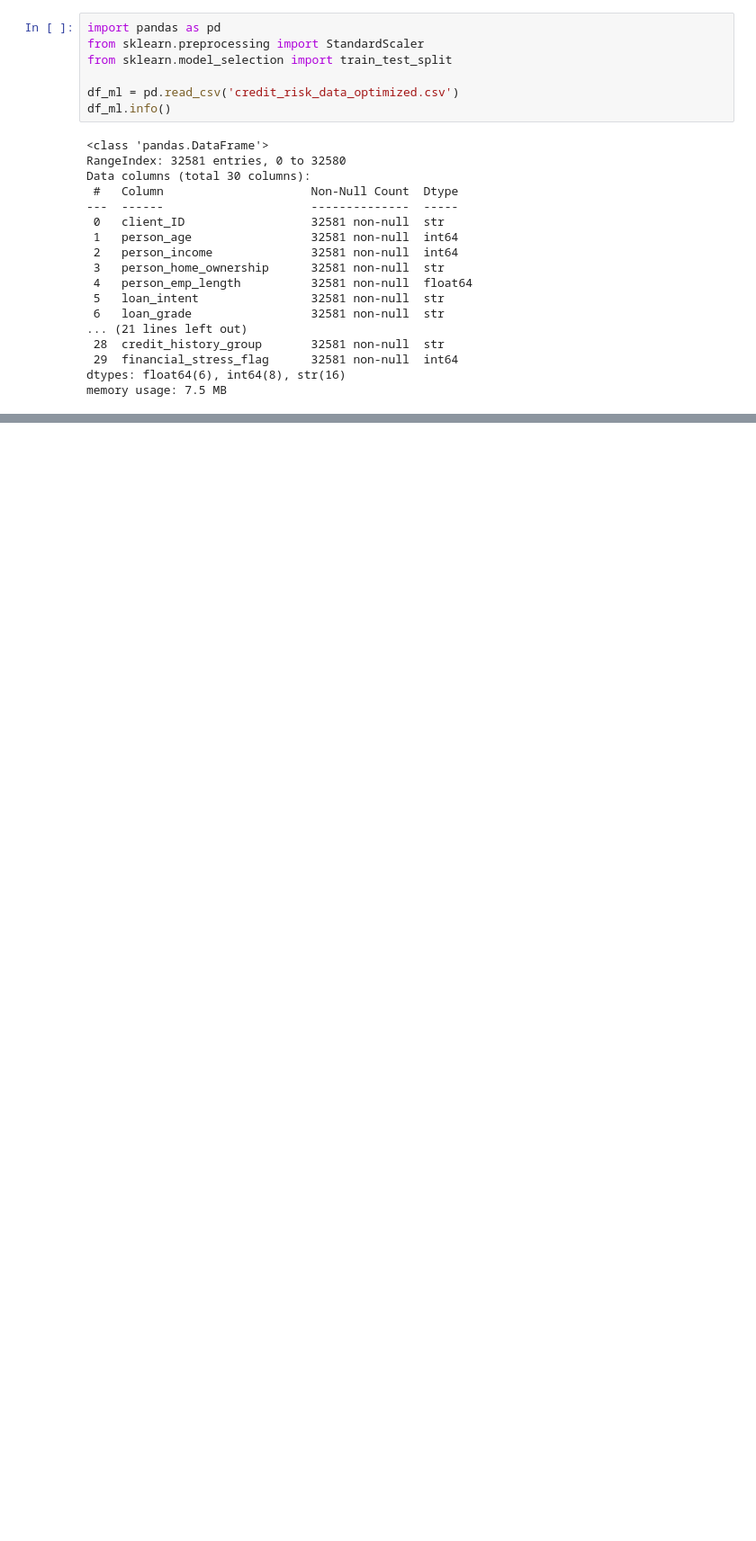
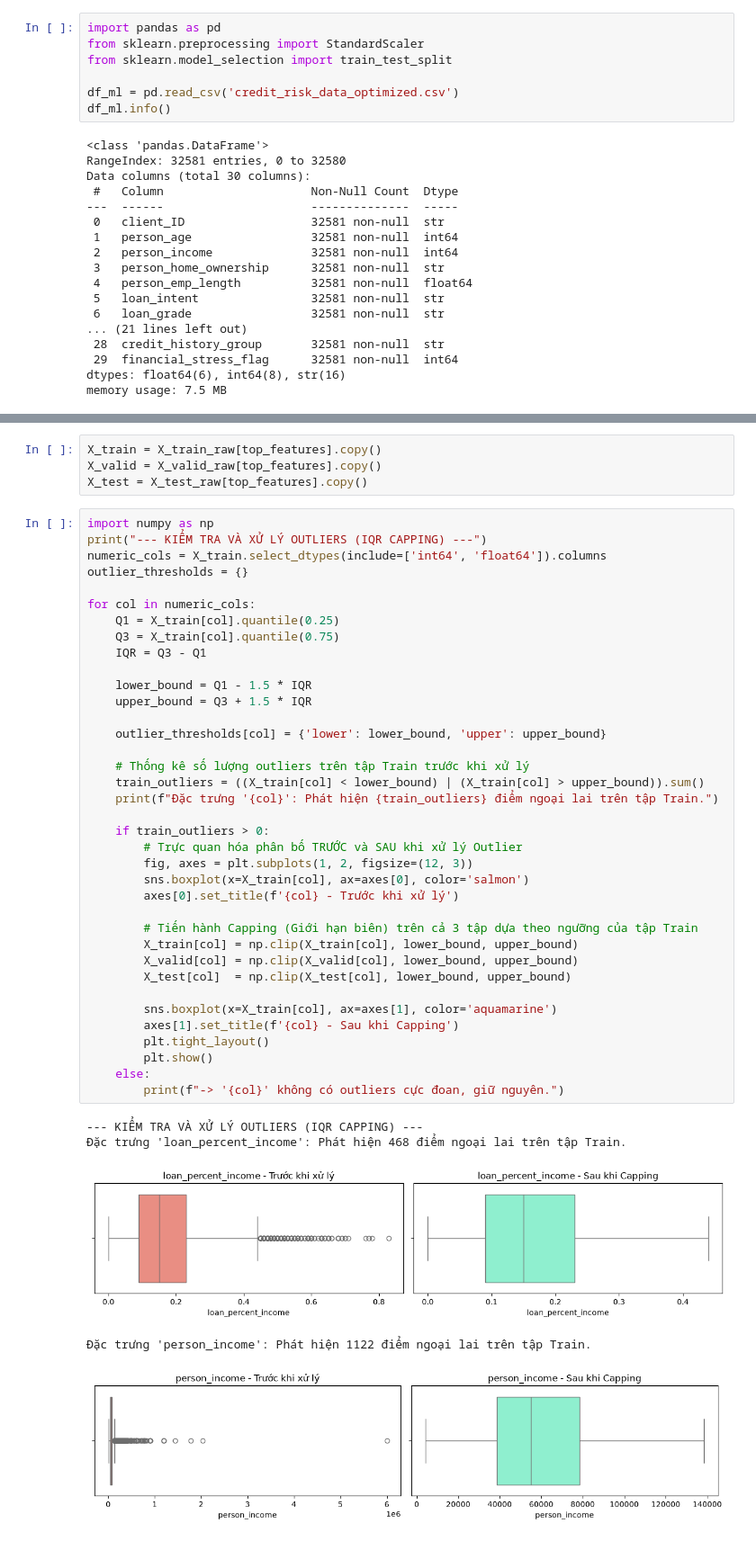
Before and after one commit to bqhbq/Credit-Risk-Management, a Jupyter notebook: normalization.ipynb, the cells around one changed output, grey strips where cells are left out. Shown at 90% size. Drawn from its saved outputs; the diff is of its cells as text; blank space fills up the shorter version.

```diff
--- a/normalization.ipynb
+++ b/normalization.ipynb
@@ -39,0 +101,47 @@ Categorical columns: Index(['person_home_ownership', 'loan_intent', 'loan_grade'
+# %%
+X_train = X_train_raw[top_features].copy()
+X_valid = X_valid_raw[top_features].copy()
+X_test = X_test_raw[top_features].copy()
+# %%
+import numpy as np
+print("--- KIỂM TRA VÀ XỬ LÝ OUTLIERS (IQR CAPPING) ---")
+numeric_cols = X_train.select_dtypes(include=['int64', 'float64']).columns
+outlier_thresholds = {}
+
+for col in numeric_cols:
+    Q1 = X_train[col].quantile(0.25)
+    Q3 = X_train[col].quantile(0.75)
+    IQR = Q3 - Q1
+
+    lower_bound = Q1 - 1.5 * IQR
+    upper_bound = Q3 + 1.5 * IQR
+
+    outlier_thresholds[col] = {'lower': lower_bound, 'upper': upper_bound}
+
+    # Thống kê số lượng outliers trên tập Train trước khi xử lý
+    train_outliers = ((X_train[col] < lower_bound) | (X_train[col] > upper_bound)).sum()
+    print(f"Đặc trưng '{col}': Phát hiện {train_outliers} điểm ngoại lai trên tập Train.")
+
+    if train_outliers > 0:
+        # Trực quan hóa phân bố TRƯỚC và SAU khi xử lý Outlier
+        fig, axes = plt.subplots(1, 2, figsize=(12, 3))
+        sns.boxplot(x=X_train[col], ax=axes[0], color='salmon')
+        axes[0].set_title(f'{col} - Trước khi xử lý')
+
+        # Tiến hành Capping (Giới hạn biên) trên cả 3 tập dựa theo ngưỡng của tập Train
+        X_train[col] = np.clip(X_train[col], lower_bound, upper_bound)
+        X_valid[col] = np.clip(X_valid[col], lower_bound, upper_bound)
+        X_test[col]  = np.clip(X_test[col], lower_bound, upper_bound)
+
+        sns.boxplot(x=X_train[col], ax=axes[1], color='aquamarine')
+        axes[1].set_title(f'{col} - Sau khi Capping')
+        plt.tight_layout()
+        plt.show()
+    else:
+        print(f"-> '{col}' không có outliers cực đoan, giữ nguyên.")
+# %% [output]
+--- KIỂM TRA VÀ XỬ LÝ OUTLIERS (IQR CAPPING) ---
+Đặc trưng 'loan_percent_income': Phát hiện 468 điểm ngoại lai trên tập Train.
+[figure, added]
+Đặc trưng 'person_income': Phát hiện 1122 điểm ngoại lai trên tập Train.
+[figure, added]
```
Also changed, not shown: parts of 7 cells of this notebook.
